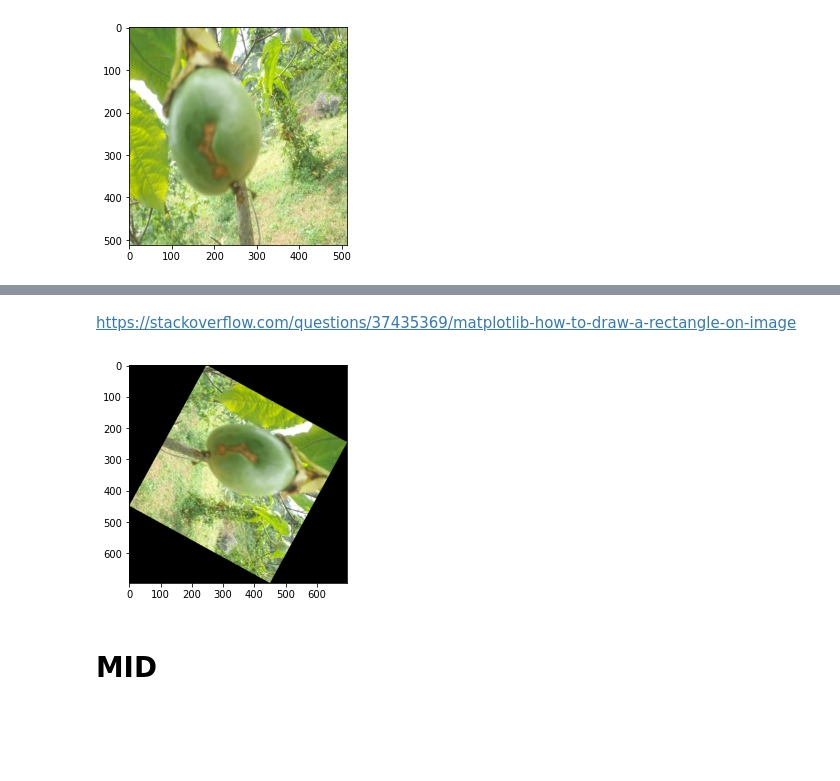
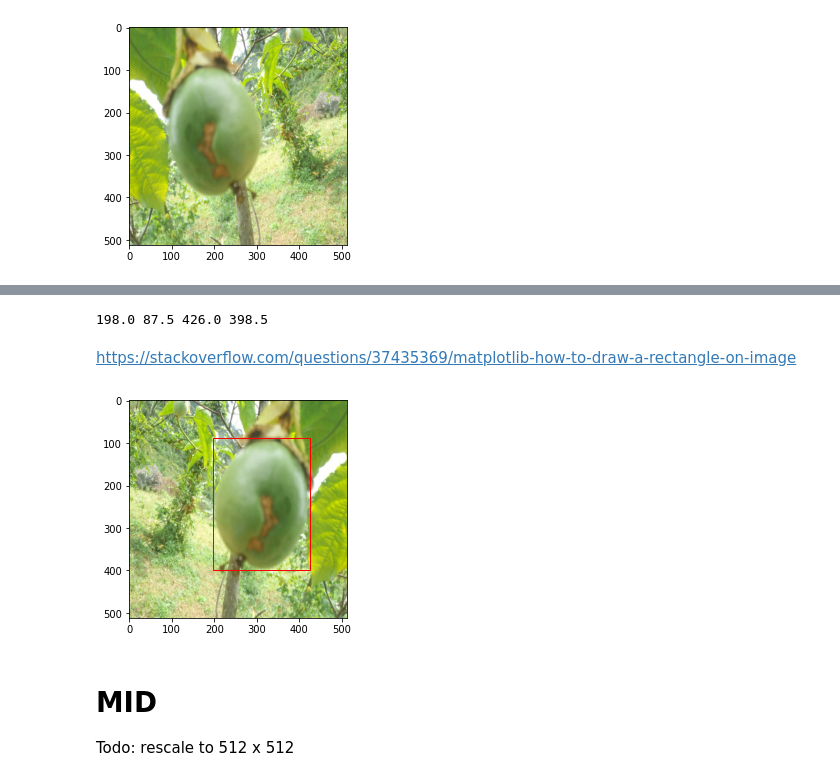
Before and after one commit to edwin-yan/Passion-Fruit-Disease-Detection, a Jupyter notebook: Image_Augmentation_colab.ipynb, the cells around one changed output, grey strips where cells are left out. Drawn from its saved outputs; the diff is of its cells as text; code cells hidden in the pictures; blank space fills up the shorter version.

```diff
--- a/Image_Augmentation_colab.ipynb
+++ b/Image_Augmentation_colab.ipynb
@@ -196,6 +220,12 @@ ValueError: ignored
 # %%
 
+# # rotate every time
+# image_rot, bounding_boxes_rot = random_rotate(
+#     image, bounding_boxes, min_rotate=-180, max_rotate=180
+# )
 # rotate every time
-image_rot, bounding_boxes_rot = random_function_bboxes(
-    image, bounding_boxes, random_rotate, prob=0.8, min_rotate=-180, max_rotate=180
+image_rot, bb  = flip_left_right(
+    image, bounding_boxes
 )
+# %%
+bboxes = flipLR(bounding_boxes)
@@ -202,5 +236,5 @@ image_rot, bounding_boxes_rot = random_function_bboxes(
 # %%
 import numpy as np
-rotatedBB = (np.array(bounding_boxes_rot)*512)[0]
+rotatedBB = (np.array(bboxes))[0]
 rotatedBB
 # %% [output]
@@ -228,14 +242,27 @@ array([[[0, 0, 0],
+# %%
+rotYmin = rotatedBB[0]
+rotXmin = rotatedBB[1] + 512
+rotYmax = rotatedBB[2]
+rotXmax = rotatedBB[3] + 512
+width = rotXmax - rotXmin
+height = rotYmax - rotYmin
+# %%
+print(rotXmin,rotYmin,rotXmax,rotYmax)
+# %% [output]
+198.0 87.5 426.0 398.5
 # %% [markdown]
 https://stackoverflow.com/questions/37435369/matplotlib-how-to-draw-a-rectangle-on-image
 # %%
 fig, ax = plt.subplots()
 from matplotlib.patches import Rectangle
 ax.imshow(image_rot)
-rect = Rectangle((rotatedBB[1],rotatedBB[0]),rotatedBB[3]-rotatedBB[1],rotatedBB[2]-rotatedBB[0], linewidth=1, edgecolor='r', facecolor='none')
+rect = Rectangle((rotXmin,rotYmin),rotXmax-rotXmin,rotYmax-rotYmin, linewidth=1, edgecolor='r', facecolor='none')
 
 ax.add_patch(rect)
 plt.show()
 # %% [output]
-[figure, old version]
+[figure, new version]
-# %% [markdown]
-# MID
+# %% [markdown]
+# MID
+
+Todo: rescale to 512 x 512
```
Also changed, not shown: parts of 16 cells of this notebook.
